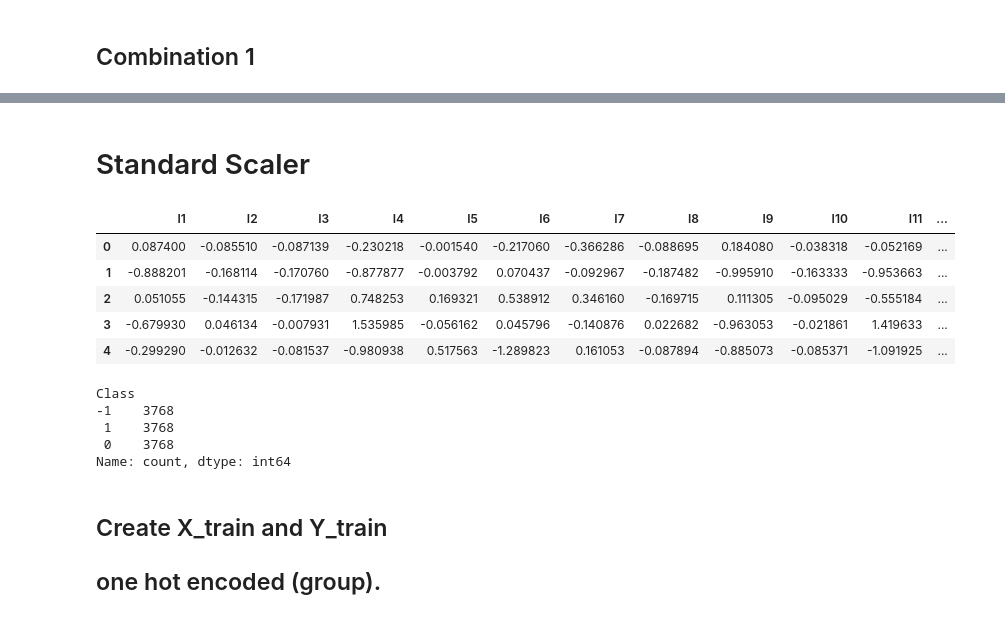
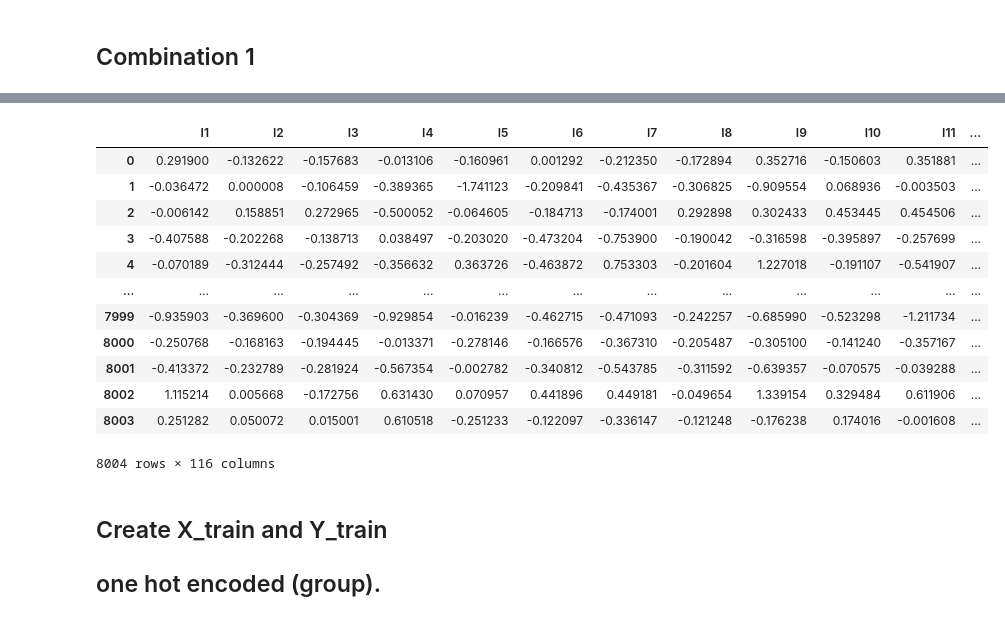
Before and after one commit to NWichter/DM2_DataCraft, a Jupyter notebook: Project_draft.ipynb, the cells around one changed output, grey strips where cells are left out. Drawn from its saved outputs; the diff is of its cells as text; code cells hidden in the pictures.

```diff
--- a/Project_draft.ipynb
+++ b/Project_draft.ipynb
@@ -266,2 +257,0 @@ df_ohe_smote = apply_smote(df_ohe)
-# %% [markdown]
-# Standard Scaler
@@ -271,17 +257,0 @@ df_ohe_smote_scaled, scaler_train = apply_std_scaler(df_ohe_smote, std_scaler_co
-# %%
-df_ohe_smote_scaled.head()
-# %% [output]
-|  | I1 | I2 | I3 | I4 | I5 | I6 | I7 | I8 | I9 | I10 | I11 | ... |
-| 0 | 0.087400 | -0.085510 | -0.087139 | -0.230218 | -0.001540 | -0.217060 | -0.366286 | -0.088695 | 0.184080 | -0.038318 | -0.052169 | ... |
-| 1 | -0.888201 | -0.168114 | -0.170760 | -0.877877 | -0.003792 | 0.070437 | -0.092967 | -0.187482 | -0.995910 | -0.163333 | -0.953663 | ... |
-| 2 | 0.051055 | -0.144315 | -0.171987 | 0.748253 | 0.169321 | 0.538912 | 0.346160 | -0.169715 | 0.111305 | -0.095029 | -0.555184 | ... |
-| 3 | -0.679930 | 0.046134 | -0.007931 | 1.535985 | -0.056162 | 0.045796 | -0.140876 | 0.022682 | -0.963053 | -0.021861 | 1.419633 | ... |
-| 4 | -0.299290 | -0.012632 | -0.081537 | -0.980938 | 0.517563 | -1.289823 | 0.161053 | -0.087894 | -0.885073 | -0.085371 | -1.091925 | ... |
-# %%
-df_ohe_smote_scaled.Class.value_counts()
-# %% [output]
-Class
--1    3768
- 1    3768
- 0    3768
-Name: count, dtype: int64
@@ -288,3 +260,21 @@ Name: count, dtype: int64
+# %%
+pd.DataFrame(StandardScaler().fit_transform(
+    X_train_ohe_simpmiss_lof_smote.loc[:, ~X_train_ohe_simpmiss_lof_smote.columns.str.contains('Group')]), columns=X_train_ohe_simpmiss_lof_smote.loc[:, ~X_train_ohe_simpmiss_lof_smote.columns.str.contains('Group')].columns
+            )
+# %% [output]
+|  | I1 | I2 | I3 | I4 | I5 | I6 | I7 | I8 | I9 | I10 | I11 | ... |
+| 0 | 0.291900 | -0.132622 | -0.157683 | -0.013106 | -0.160961 | 0.001292 | -0.212350 | -0.172894 | 0.352716 | -0.150603 | 0.351881 | ... |
+| 1 | -0.036472 | 0.000008 | -0.106459 | -0.389365 | -1.741123 | -0.209841 | -0.435367 | -0.306825 | -0.909554 | 0.068936 | -0.003503 | ... |
+| 2 | -0.006142 | 0.158851 | 0.272965 | -0.500052 | -0.064605 | -0.184713 | -0.174001 | 0.292898 | 0.302433 | 0.453445 | 0.454506 | ... |
+| 3 | -0.407588 | -0.202268 | -0.138713 | 0.038497 | -0.203020 | -0.473204 | -0.753900 | -0.190042 | -0.316598 | -0.395897 | -0.257699 | ... |
+| 4 | -0.070189 | -0.312444 | -0.257492 | -0.356632 | 0.363726 | -0.463872 | 0.753303 | -0.201604 | 1.227018 | -0.191107 | -0.541907 | ... |
+| ... | ... | ... | ... | ... | ... | ... | ... | ... | ... | ... | ... | ... |
+| 7999 | -0.935903 | -0.369600 | -0.304369 | -0.929854 | -0.016239 | -0.462715 | -0.471093 | -0.242257 | -0.685990 | -0.523298 | -1.211734 | ... |
+| 8000 | -0.250768 | -0.168163 | -0.194445 | -0.013371 | -0.278146 | -0.166576 | -0.367310 | -0.205487 | -0.305100 | -0.141240 | -0.357167 | ... |
+| 8001 | -0.413372 | -0.232789 | -0.281924 | -0.567354 | -0.002782 | -0.340812 | -0.543785 | -0.311592 | -0.639357 | -0.070575 | -0.039288 | ... |
+| 8002 | 1.115214 | 0.005668 | -0.172756 | 0.631430 | 0.070957 | 0.441896 | 0.449181 | -0.049654 | 1.339154 | 0.329484 | 0.611906 | ... |
+| 8003 | 0.251282 | 0.050072 | 0.015001 | 0.610518 | -0.251233 | -0.122097 | -0.336147 | -0.121248 | -0.176238 | 0.174016 | -0.001608 | ... |
+8004 rows × 116 columns
 # %% [markdown]
 ## Create X_train and Y_train
 ## one hot encoded (group).
```
Also changed, not shown: parts of 6 cells of this notebook, 1 other file.
